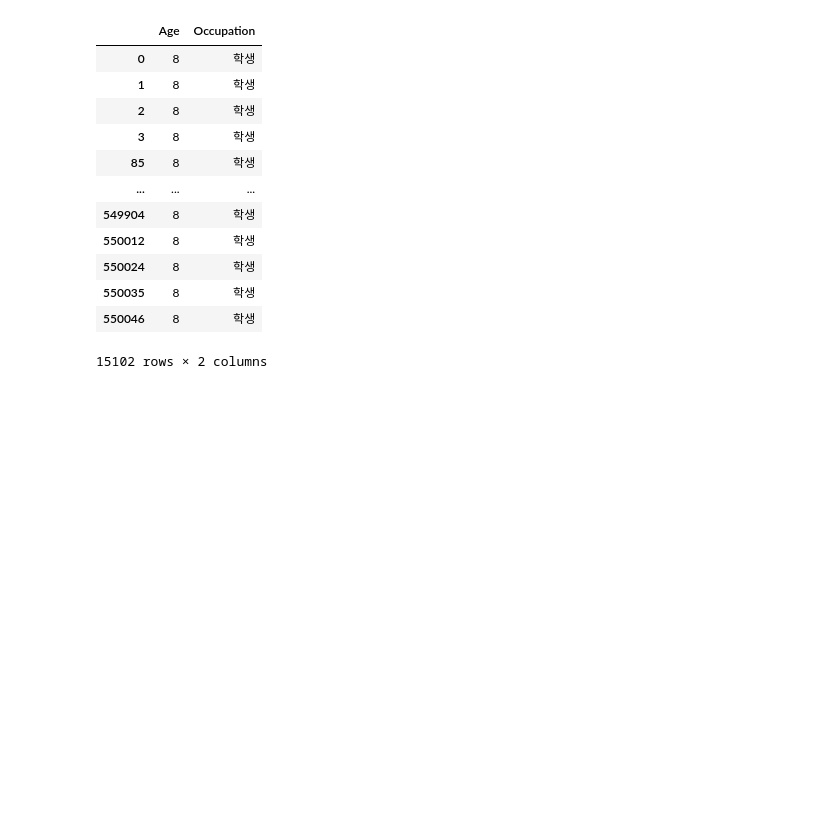
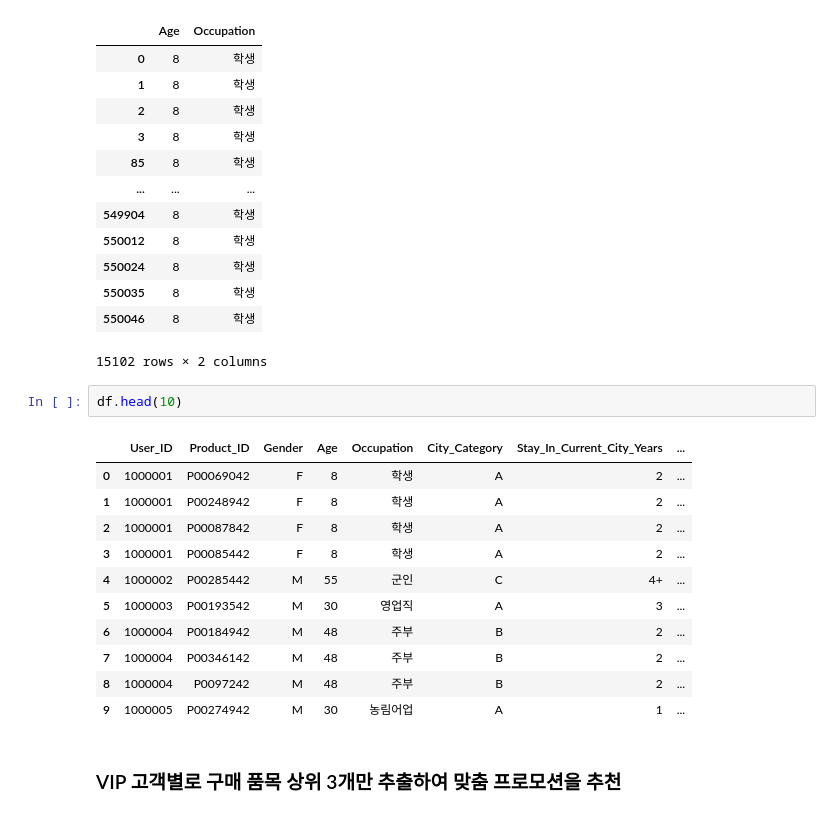
Before and after one commit to minsangggg/Data_Analysis, a Jupyter notebook: 사용자 데이터 분석.ipynb, the cells around one changed output. Drawn from its saved outputs; the diff is of its cells as text; blank space fills up the shorter version.

```diff
--- a/사용자 데이터 분석.ipynb
+++ b/사용자 데이터 분석.ipynb
@@ -343,3 +343,19 @@ students   #전처리 완료
 | 550035 | 8 | 학생 |
 | 550046 | 8 | 학생 |
 15102 rows × 2 columns
+# %%
+df.head(10)
+# %% [output]
+|  | User_ID | Product_ID | Gender | Age | Occupation | City_Category | Stay_In_Current_City_Years | ... |
+| 0 | 1000001 | P00069042 | F | 8 | 학생 | A | 2 | ... |
+| 1 | 1000001 | P00248942 | F | 8 | 학생 | A | 2 | ... |
+| 2 | 1000001 | P00087842 | F | 8 | 학생 | A | 2 | ... |
+| 3 | 1000001 | P00085442 | F | 8 | 학생 | A | 2 | ... |
+| 4 | 1000002 | P00285442 | M | 55 | 군인 | C | 4+ | ... |
+| 5 | 1000003 | P00193542 | M | 30 | 영업직 | A | 3 | ... |
+| 6 | 1000004 | P00184942 | M | 48 | 주부 | B | 2 | ... |
+| 7 | 1000004 | P00346142 | M | 48 | 주부 | B | 2 | ... |
+| 8 | 1000004 | P0097242 | M | 48 | 주부 | B | 2 | ... |
+| 9 | 1000005 | P00274942 | M | 30 | 농림어업 | A | 1 | ... |
+# %% [markdown]
+### VIP 고객별로 구매 품목 상위 3개만 추출하여 맞춤 프로모션을 추천
```
Also changed, not shown: parts of 3 cells of this notebook.
